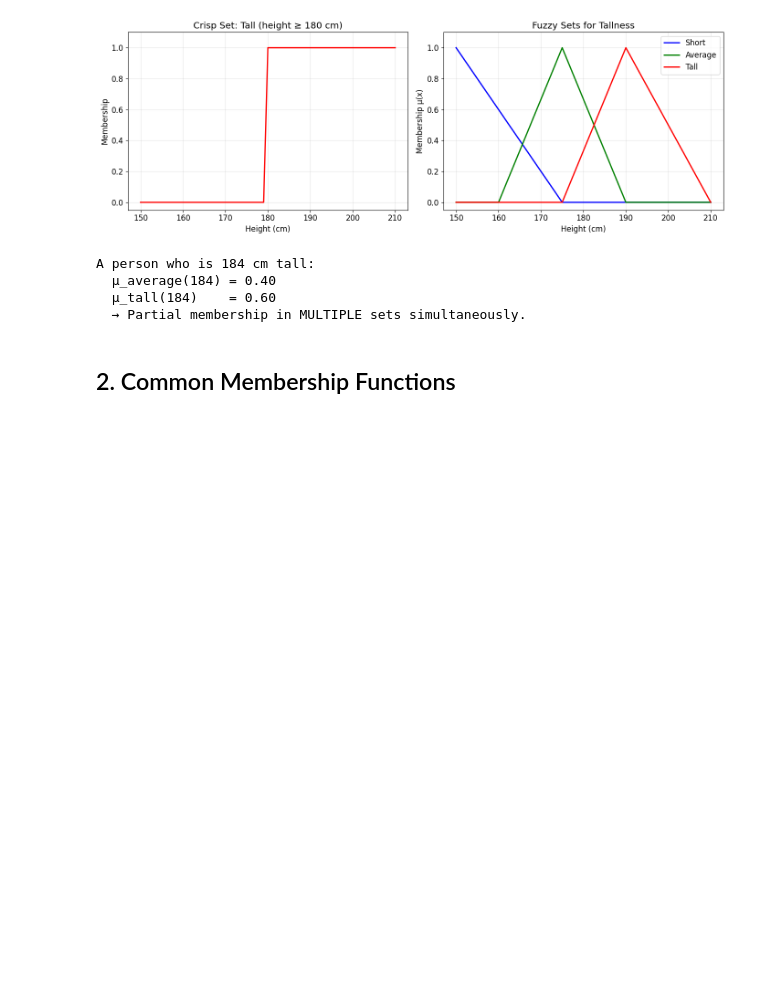
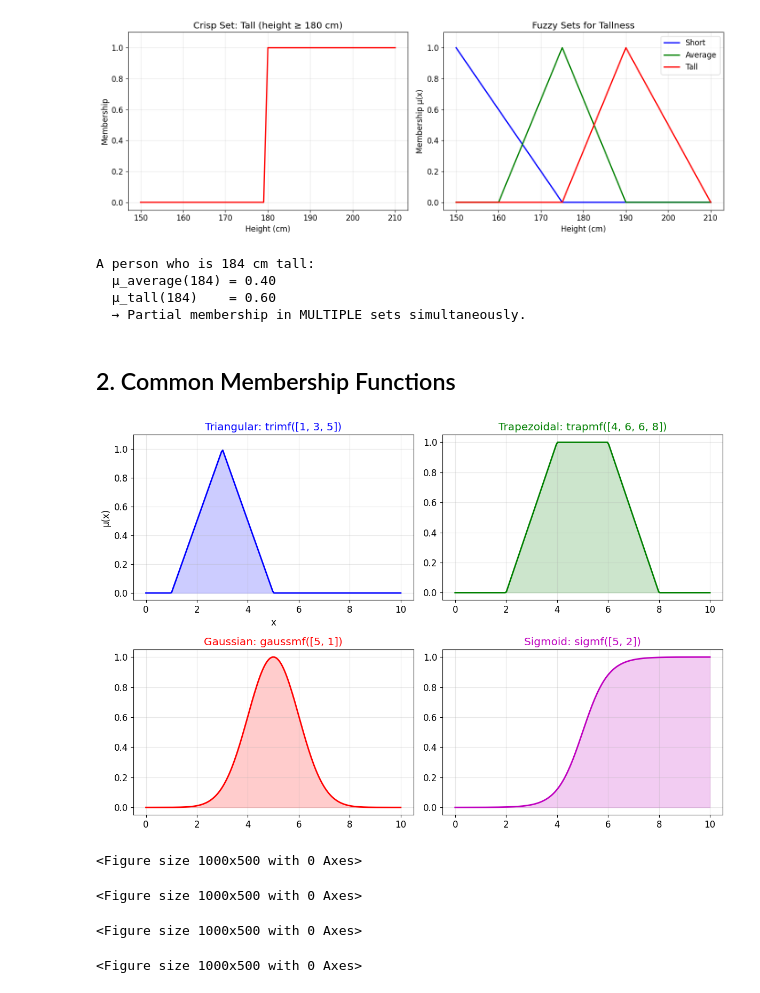
Before and after one commit to KarolisBz/ARTIFICIAL-INTELLIGENCE-LABS, a Jupyter notebook: Lab4/lab4.ipynb, the cells around one changed output. Cells and saved outputs as stored; diff of their text form; code cells hidden in the pictures; blank space fills up the shorter version.

```diff
--- a/Lab4/lab4.ipynb
+++ b/Lab4/lab4.ipynb
@@ -67,32 +67,54 @@ A person who is 184 cm tall:
 ## 2. Common Membership Functions
 # %%
 x = np.linspace(0, 10, 200)
+
 # Triangular: peak at 3
 # TODO: create here a triangular membership function
-fuzz.trimf(x, [0, 10, 200])
+mf_tri = fuzz.trimf(x, [1, 3, 5])
 
 # Trapezoidal: plateau from 4 to 6
-# TODO: create here a trapezoidal membership function# Gaussian: centred at 5, sigma=1
+# TODO: create here a trapezoidal membership function
+mf_trap = fuzz.trapmf(x, [2, 4, 6, 8])
 
+# # Gaussian: centred at 5, sigma=1
 # TODO: create here a gaussian membership function
+mf_gauss = fuzz.gaussmf(x, 5, 1)
 
 # Sigmoid: inflection at 5, slope=2 (positive = rising)
 # TODO: create here a sigmoidal membership function
+mf_sigmoid = fuzz.sigmf(x, 5, 2)
 
-fig, axes = plt.subplots(2, 2, figsize=(12, 8));
+fig, axes = plt.subplots(2, 2, figsize=(12, 8))
 
-axes[0, 0].plot(x, mf_tri, 'b-', linewidth=2);
-axes[0, 0].set_title('Triangular: trimf([1, 3, 5])', color='b');
-axes[0, 0].fill_between(x, mf_tri, alpha=0.2, color='b');
+axes[0, 0].plot(x, mf_tri, 'b-', linewidth=2)
+axes[0, 0].set_title('Triangular: trimf([1, 3, 5])', color='b')
+axes[0, 0].fill_between(x, mf_tri, alpha=0.2, color='b')
 
 # TODO: code here to visualise the other 3 membership functions
+axes[0, 1].plot(x, mf_trap, 'g-', linewidth=2)
+axes[0, 1].set_title('Trapezoidal: trapmf([4, 6, 6, 8])', color='g')
+axes[0, 1].fill_between(x, mf_trap, alpha=0.2, color='g')
+
+axes[1, 0].plot(x, mf_gauss, 'r-', linewidth=2)
+axes[1, 0].set_title('Gaussian: gaussmf([5, 1])', color='r')
+axes[1, 0].fill_between(x, mf_gauss, alpha=0.2, color='r')
+
+axes[1, 1].plot(x, mf_sigmoid, 'm-', linewidth=2)
+axes[1, 1].set_title('Sigmoid: sigmf([5, 2])', color='m')
+axes[1, 1].fill_between(x, mf_sigmoid, alpha=0.2, color='m')
 
 for ax in axes.flat:
-    ax.set_xlabel('x');
-    ax.set_ylabel('μ(x)');
-    ax.set_ylim(-0.05, 1.1);
-    plt.tight_layout();
-    plt.show();
+    ax.set_xlabel('x')
+    ax.set_ylabel('μ(x)')
+    ax.set_ylim(-0.05, 1.1)
+    plt.tight_layout()
+    plt.show()
 
-plt.tight_layout();
-plt.show();
+plt.tight_layout()
+plt.show()
+# %% [output]
+[figure, added]
+<Figure size 1000x500 with 0 Axes>
+<Figure size 1000x500 with 0 Axes>
+<Figure size 1000x500 with 0 Axes>
+<Figure size 1000x500 with 0 Axes>
```
Also changed, not shown: parts of 11 cells of this notebook.
